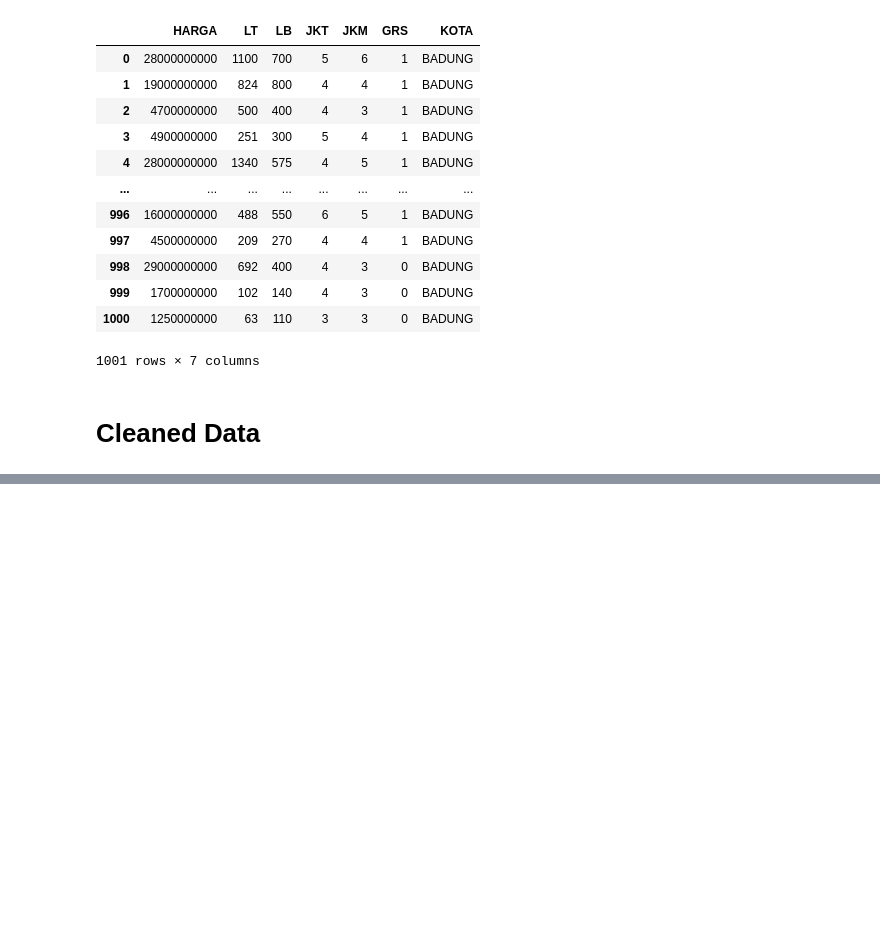
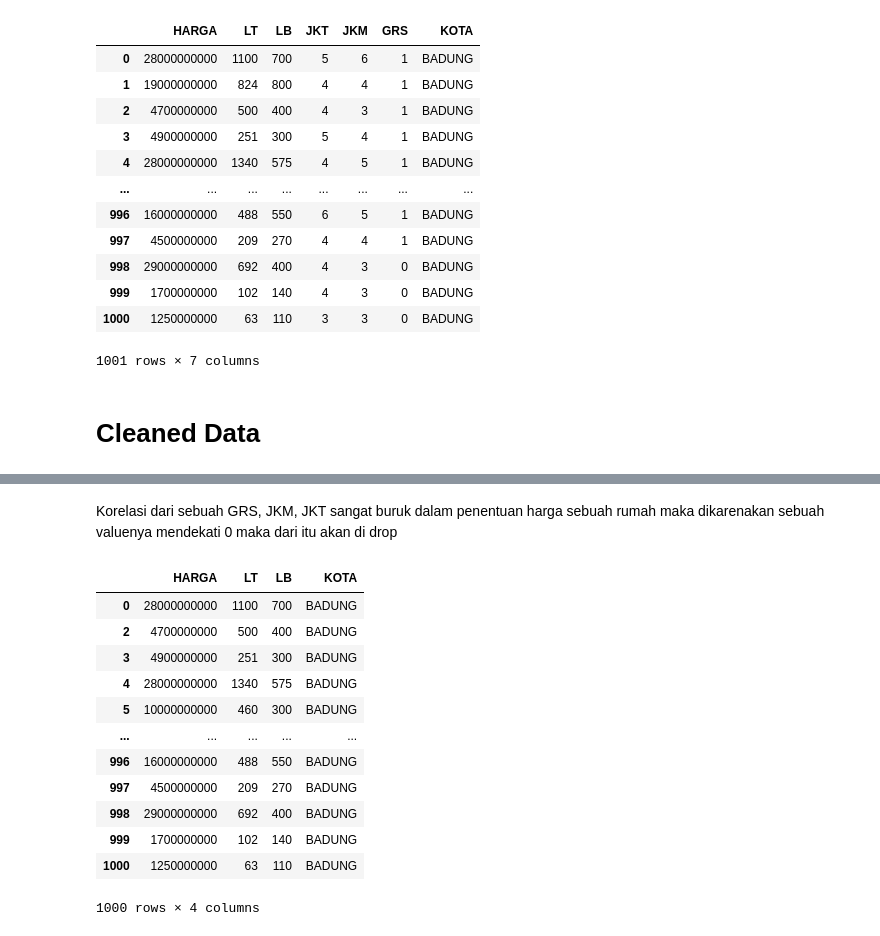
Before and after one commit to TeguhPermana666/Car_Price_Predictor, a Jupyter notebook: Model.ipynb, the cells around one changed output, grey strips where cells are left out. Cells and saved outputs as stored; diff of their text form; code cells hidden in the pictures; blank space fills up the shorter version.

```diff
--- a/Model.ipynb
+++ b/Model.ipynb
@@ -176,0 +228,19 @@ df.to_csv("Data/Cleaned_House_Data.csv")
+# %% [markdown]
+Korelasi dari sebuah GRS, JKM, JKT sangat buruk dalam penentuan harga sebuah rumah maka dikarenakan sebuah valuenya mendekati 0 maka dari itu akan di drop
+# %%
+df = df.drop(columns=['JKT','JKM','GRS'],axis=1)
+df
+# %% [output]
+|  | HARGA | LT | LB | KOTA |
+| 0 | 28000000000 | 1100 | 700 | BADUNG |
+| 2 | 4700000000 | 500 | 400 | BADUNG |
+| 3 | 4900000000 | 251 | 300 | BADUNG |
+| 4 | 28000000000 | 1340 | 575 | BADUNG |
+| 5 | 10000000000 | 460 | 300 | BADUNG |
+| ... | ... | ... | ... | ... |
+| 996 | 16000000000 | 488 | 550 | BADUNG |
+| 997 | 4500000000 | 209 | 270 | BADUNG |
+| 998 | 29000000000 | 692 | 400 | BADUNG |
+| 999 | 1700000000 | 102 | 140 | BADUNG |
+| 1000 | 1250000000 | 63 | 110 | BADUNG |
+1000 rows × 4 columns
```
Also changed, not shown: parts of 11 cells of this notebook.
